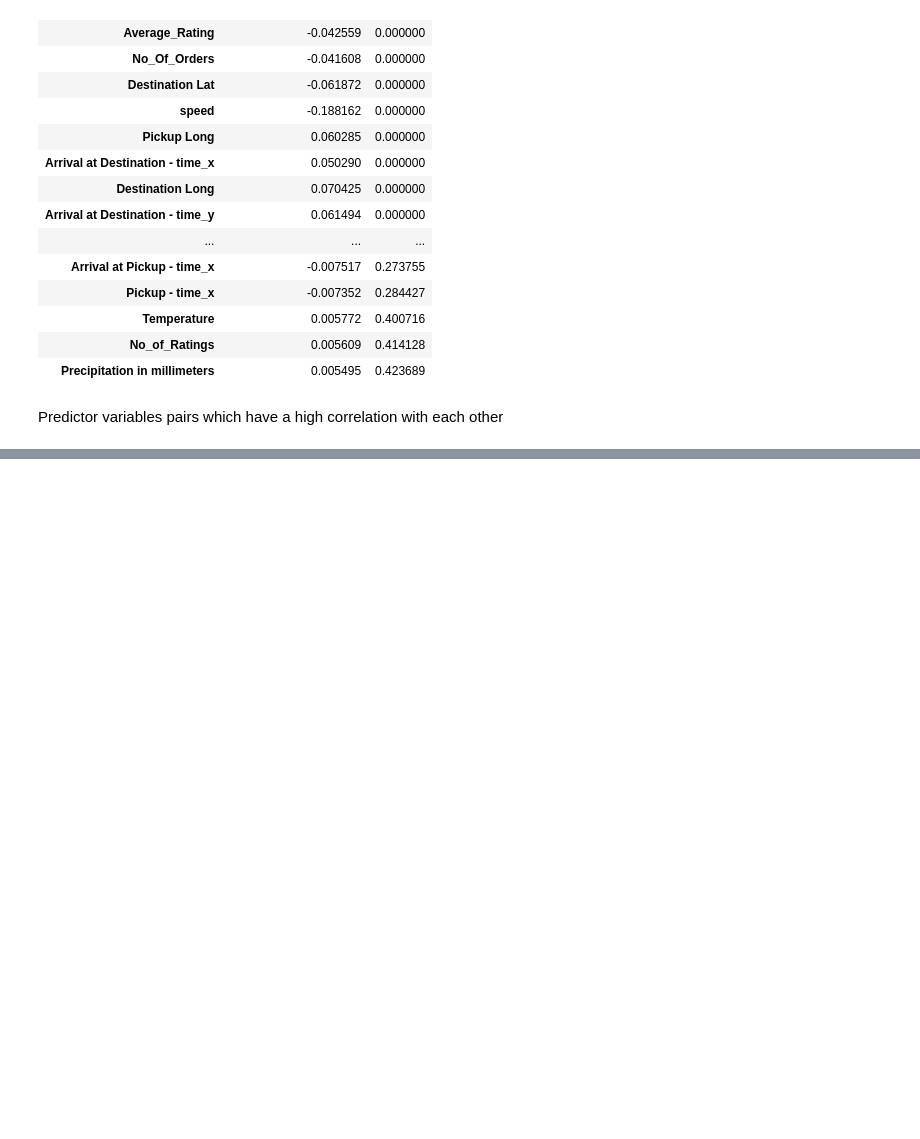
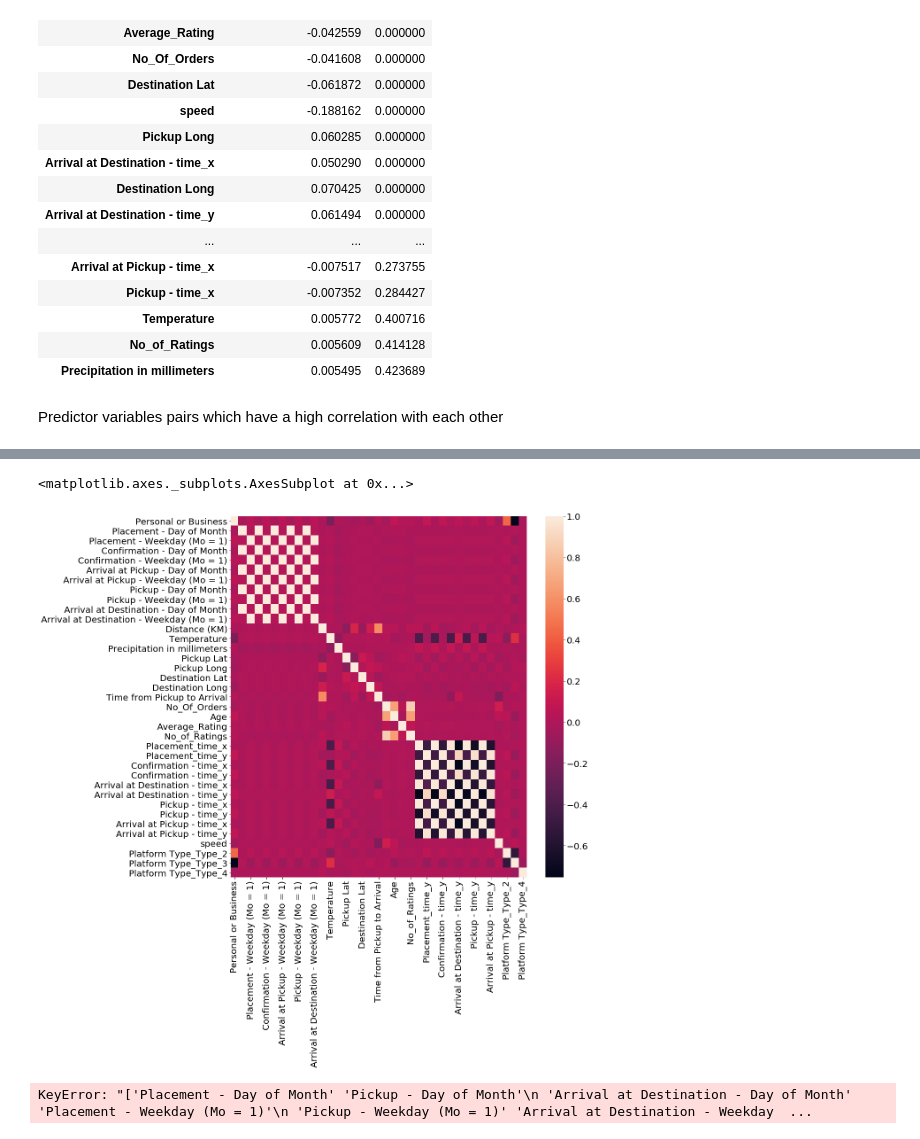
Before and after one commit to Valaska/Team_3_JHB, a Jupyter notebook: Regression_Model_Notebook.ipynb, the cells around one changed output, grey strips where cells are left out. Cells and saved outputs as stored; diff of their text form; code cells hidden in the pictures; blank space fills up the shorter version.

```diff
--- a/Regression_Model_Notebook.ipynb
+++ b/Regression_Model_Notebook.ipynb
@@ -490,0 +494,7 @@ testdata = pd.get_dummies(test_data, drop_first=True)
+# %%
+#get correlated values
+plt.figure(figsize = (15,15))
+sns.heatmap(traindata.corr())
+# %% [output]
+<matplotlib.axes._subplots.AxesSubplot at 0x...>
+[figure, added]
@@ -490,0 +510,6 @@ testdata = pd.get_dummies(test_data, drop_first=True)
+# %%
+#Orders are all delivered on the same day they were ordered, which creates a repitition, e.g Placement - day of month, Confirmation - day of month, Arrival at pickup - day of month, pickup - day of month, arrival at destination - day of month, all have the same data. This also applies to Weekday columns
+traindata.drop(['Placement - Day of Month', 'Pickup - Day of Month', 'Arrival at Destination - Day of Month', 'Placement - Weekday (Mo = 1)', 'Pickup - Weekday (Mo = 1)', 'Arrival at Destination - Weekday (Mo = 1)'], axis=1, inplace=True)
+testdata.drop(['Placement - Day of Month', 'Pickup - Day of Month', 'Placement - Weekday (Mo = 1)', 'Pickup - Weekday (Mo = 1)'], axis=1, inplace=True)
+# %% [output]
+KeyError: "['Placement - Day of Month' 'Pickup - Day of Month'\n 'Arrival at Destination - Day of Month' 'Placement - Weekday (Mo = 1)'\n 'Pickup - Weekday (Mo = 1)' 'Arrival at Destination - Weekday  ...
```
Also changed, not shown: parts of 7 cells of this notebook.
